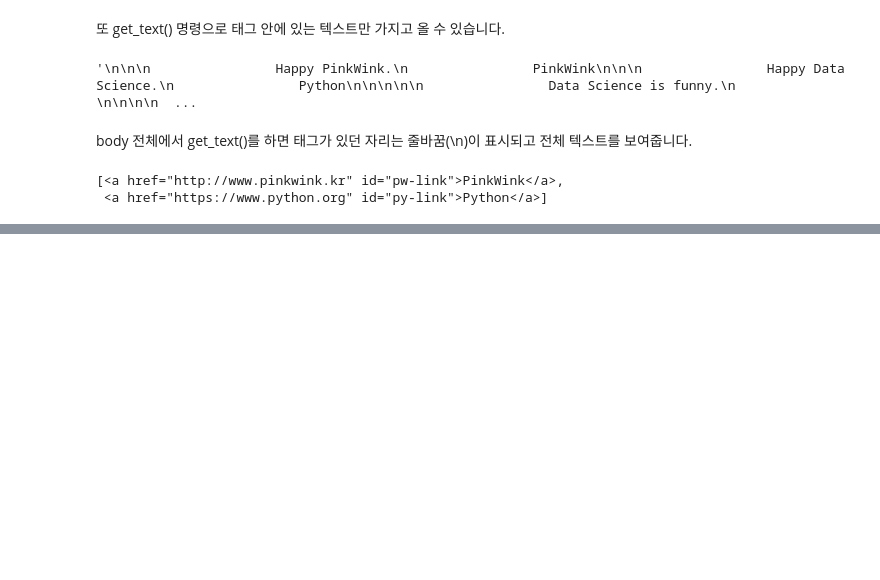
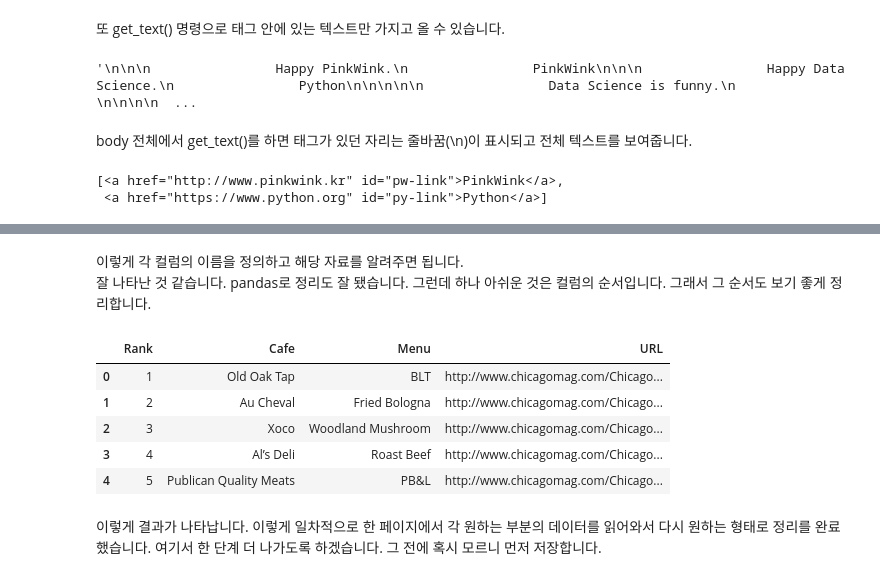
Before and after one commit to choiuikang/data_python, a Jupyter notebook: chapter-3.ipynb, the cells around one changed output, grey strips where cells are left out. Drawn from its saved outputs; the diff is of its cells as text; code cells hidden in the pictures; blank space fills up the shorter version.

```diff
--- a/chapter-3.ipynb
+++ b/chapter-3.ipynb
@@ -324,0 +566,15 @@ links
+# %% [markdown]
+이렇게 각 컬럼의 이름을 정의하고 해당 자료를 알려주면 됩니다.<br>
+잘 나타난 것 같습니다. pandas로 정리도 잘 됐습니다. 그런데 하나 아쉬운 것은 컬럼의 순서입니다. 그래서 그 순서도 보기 좋게 정리합니다.
+# %%
+df = pd.DataFrame(data, columns=['Rank','Cafe','Menu','URL'])
+df.head(5)
+# %% [output]
+|  | Rank | Cafe | Menu | URL |
+| 0 | 1 | Old Oak Tap | BLT | http://www.chicagomag.com/Chicago... |
+| 1 | 2 | Au Cheval | Fried Bologna | http://www.chicagomag.com/Chicago... |
+| 2 | 3 | Xoco | Woodland Mushroom | http://www.chicagomag.com/Chicago... |
+| 3 | 4 | Al’s Deli | Roast Beef | http://www.chicagomag.com/Chicago... |
+| 4 | 5 | Publican Quality Meats | PB&L | http://www.chicagomag.com/Chicago... |
+# %% [markdown]
+이렇게 결과가 나타납니다. 이렇게 일차적으로 한 페이지에서 각 원하는 부분의 데이터를 읽어와서 다시 원하는 형태로 정리를 완료했습니다. 여기서 한 단계 더 나가도록 하겠습니다. 그 전에 혹시 모르니 먼저 저장합니다.
```
Also changed, not shown: parts of 66 cells of this notebook, 1 other file.
